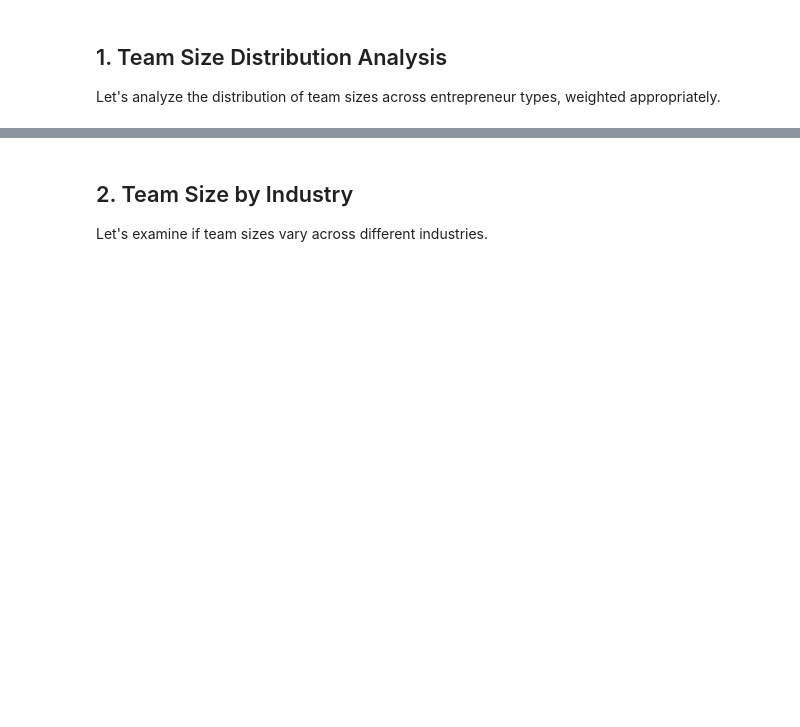
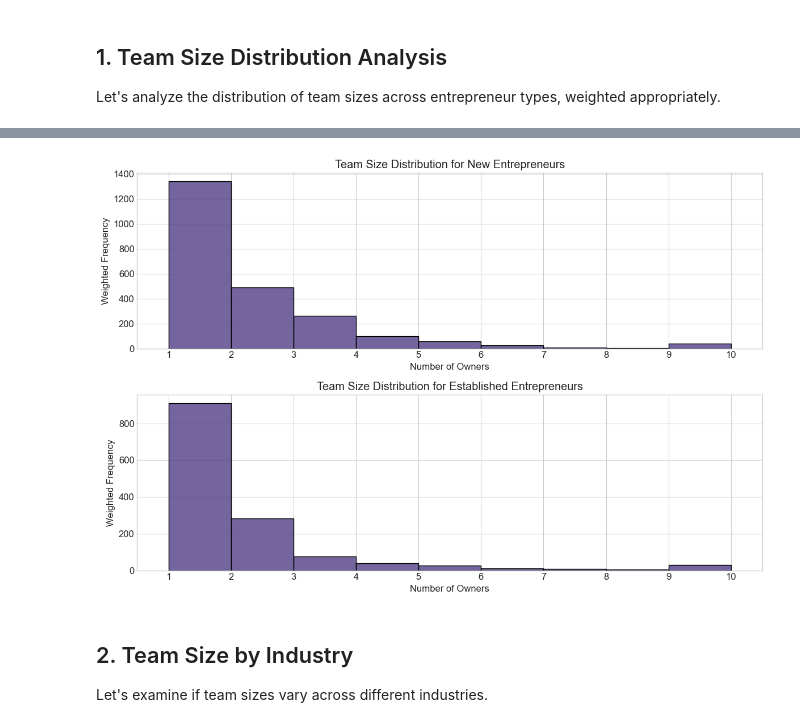
Before and after one commit to cbrane/gem-data-hackathon, a Jupyter notebook: notebooks/cofounder_dynamics.ipynb, the cells around one changed output, grey strips where cells are left out. Drawn from its saved outputs; the diff is of its cells as text; code cells hidden in the pictures; blank space fills up the shorter version.

```diff
--- a/notebooks/cofounder_dynamics.ipynb
+++ b/notebooks/cofounder_dynamics.ipynb
@@ -114,31 +165,35 @@ team_size_stats
 # %%
 # Visualize the distribution of raw team sizes
 plt.figure(figsize=(12, 8))
 
 plt.subplot(2, 1, 1)
-sns.histplot(new_entrepreneurs['new_entrepreneur_owners'],
-             weights=new_entrepreneurs['weight'],
+# Use data parameter with x and weights columns
+sns.histplot(data=new_entrepreneurs, x='new_entrepreneur_owners',
+             weights='weight',
              bins=range(1, 11),
              kde=False)
 plt.title('Team Size Distribution for New Entrepreneurs')
 plt.xlabel('Number of Owners')
 plt.ylabel('Weighted Frequency')
 plt.xticks(range(1, 11))
 plt.xlim(0.5, 10.5)
 
 plt.subplot(2, 1, 2)
-sns.histplot(established_entrepreneurs['established_entrepreneur_owners'],
-             weights=established_entrepreneurs['weight'],
+# Use data parameter with x and weights columns
+sns.histplot(data=established_entrepreneurs, x='established_entrepreneur_owners',
+             weights='weight',
              bins=range(1, 11),
              kde=False)
 plt.title('Team Size Distribution for Established Entrepreneurs')
 plt.xlabel('Number of Owners')
 plt.ylabel('Weighted Frequency')
 plt.xticks(range(1, 11))
 plt.xlim(0.5, 10.5)
 
 plt.tight_layout()
 plt.show()
+# %% [output]
+[figure, added]
 # %% [markdown]
 ## 2. Team Size by Industry
 
```
Also changed, not shown: parts of 47 cells of this notebook.
